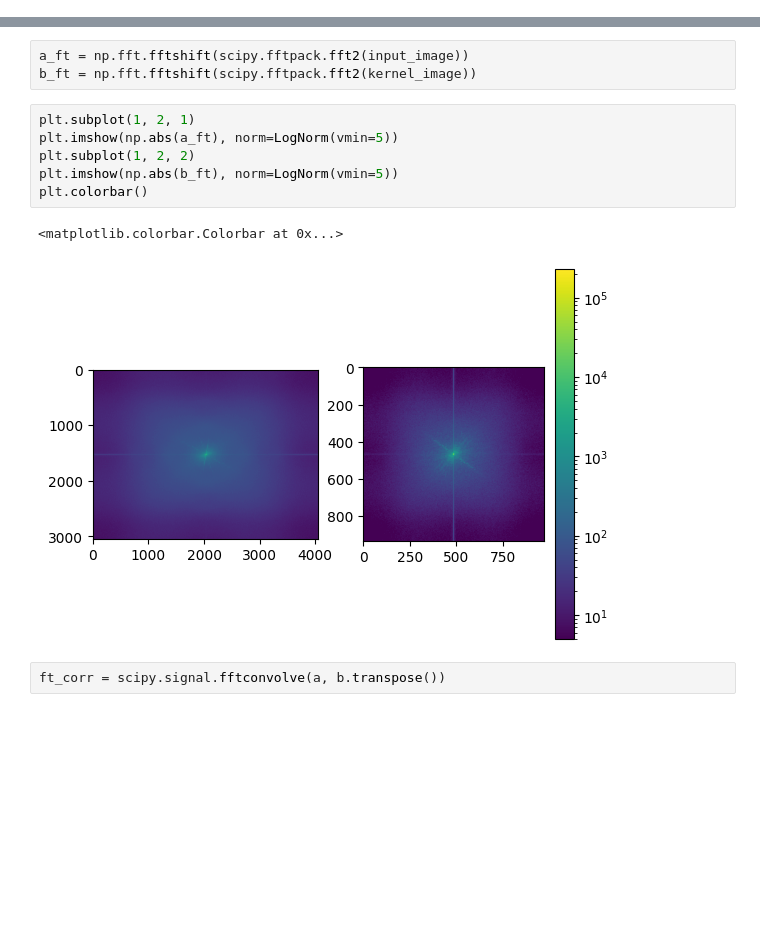
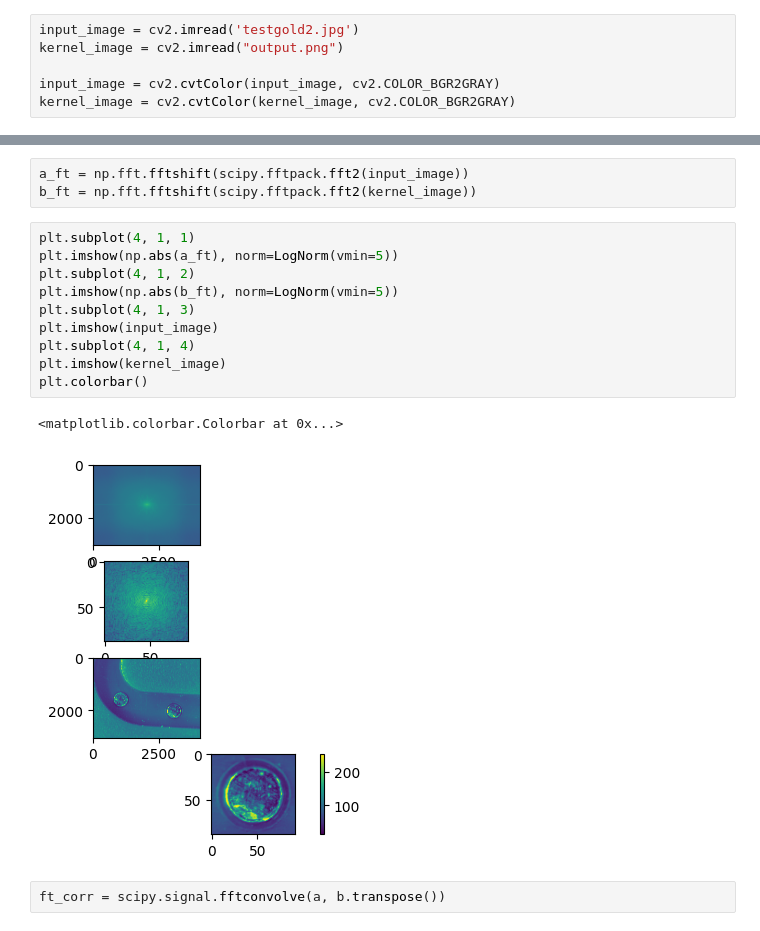
Before and after one commit to Kronos3/rit-msd-werfen, a Jupyter notebook: prototyping/sensor_finding.ipynb, the cells around one changed output, grey strips where cells are left out. Drawn from its saved outputs; the diff is of its cells as text; blank space fills up the shorter version.

```diff
--- a/prototyping/sensor_finding.ipynb
+++ b/prototyping/sensor_finding.ipynb
@@ -18,3 +15,9 @@ kernel_image = imread("kernel.jpeg", as_gray=True)
+# %%
+input_image = cv2.imread('testgold2.jpg')
+kernel_image = cv2.imread("output.png")
+
+input_image = cv2.cvtColor(input_image, cv2.COLOR_BGR2GRAY)
+kernel_image = cv2.cvtColor(kernel_image, cv2.COLOR_BGR2GRAY)
 # %% [markdown]
 Normalize the images
 # %%
@@ -39,14 +66,18 @@ Perform the cross correlation in Fourier space
 a_ft = np.fft.fftshift(scipy.fftpack.fft2(input_image))
 b_ft = np.fft.fftshift(scipy.fftpack.fft2(kernel_image))
 # %%
-plt.subplot(1, 2, 1)
+plt.subplot(4, 1, 1)
 plt.imshow(np.abs(a_ft), norm=LogNorm(vmin=5))
-plt.subplot(1, 2, 2)
+plt.subplot(4, 1, 2)
 plt.imshow(np.abs(b_ft), norm=LogNorm(vmin=5))
+plt.subplot(4, 1, 3)
+plt.imshow(input_image)
+plt.subplot(4, 1, 4)
+plt.imshow(kernel_image)
 plt.colorbar()
 # %% [output]
 <matplotlib.colorbar.Colorbar at 0x...>
-[figure, old version]
+[figure, new version]
 # %%
 ft_corr = scipy.signal.fftconvolve(a, b.transpose())
 # %%
```
Also changed, not shown: parts of 10 cells of this notebook, 38 other files.
